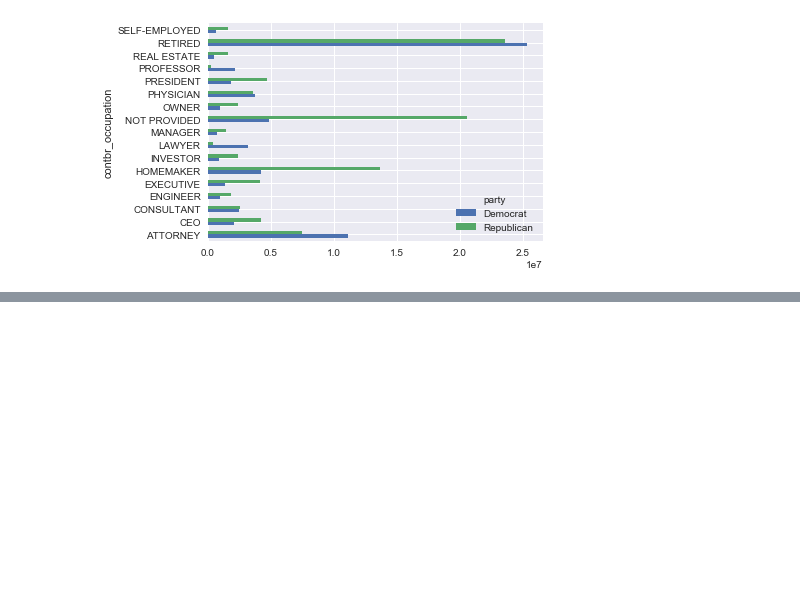
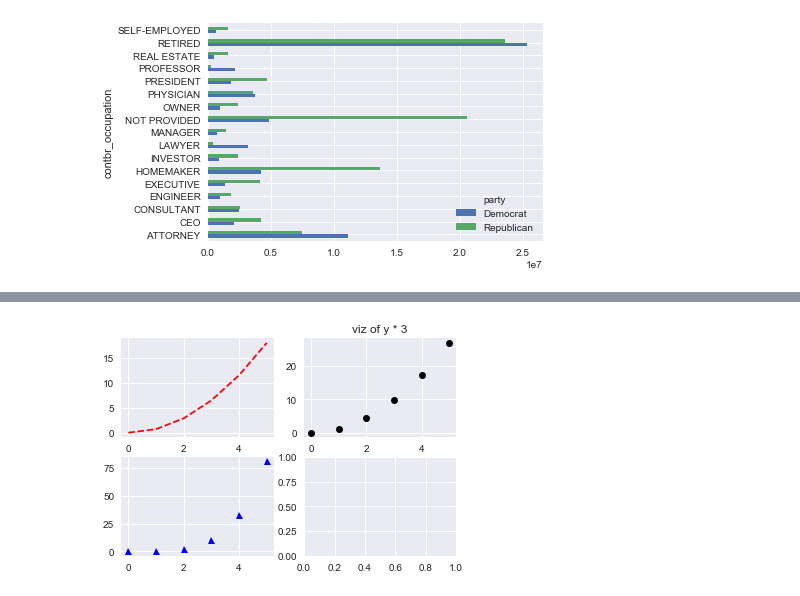
Before and after one commit to sangloo/Data-Science-Learning-Path, a Jupyter notebook: JupyterProjects 'WIP'/Data Analysis v01.ipynb, the cells around one changed output, grey strips where cells are left out. Cells and saved outputs as stored; diff of their text form; code cells hidden in the pictures; blank space fills up the shorter version.

```diff
--- a/JupyterProjects 'WIP'/Data Analysis v01.ipynb
+++ b/JupyterProjects 'WIP'/Data Analysis v01.ipynb
@@ -605,0 +648,20 @@ over_2mm.plot(kind='barh')
+# %%
+#define a fig 'a'
+plt.figure('a')
+plt.subplot(221) #the first position of 4 subplots in 2*2 figure
+plt.plot(y + y, 'r--')
+
+plt.subplot(222)
+plt.plot(y * 3, 'ko')
+
+plt.subplot(223)
+plt.plot(y * y, 'b^')
+
+plt.subplot(224);
+
+# We can modify any subplot in figure 'a'
+plt.figure('a')
+plt.subplot(222)
+plt.title('viz of y * 3');
+# %% [output]
+[figure, added]
```
Also changed, not shown: parts of 77 cells of this notebook.
